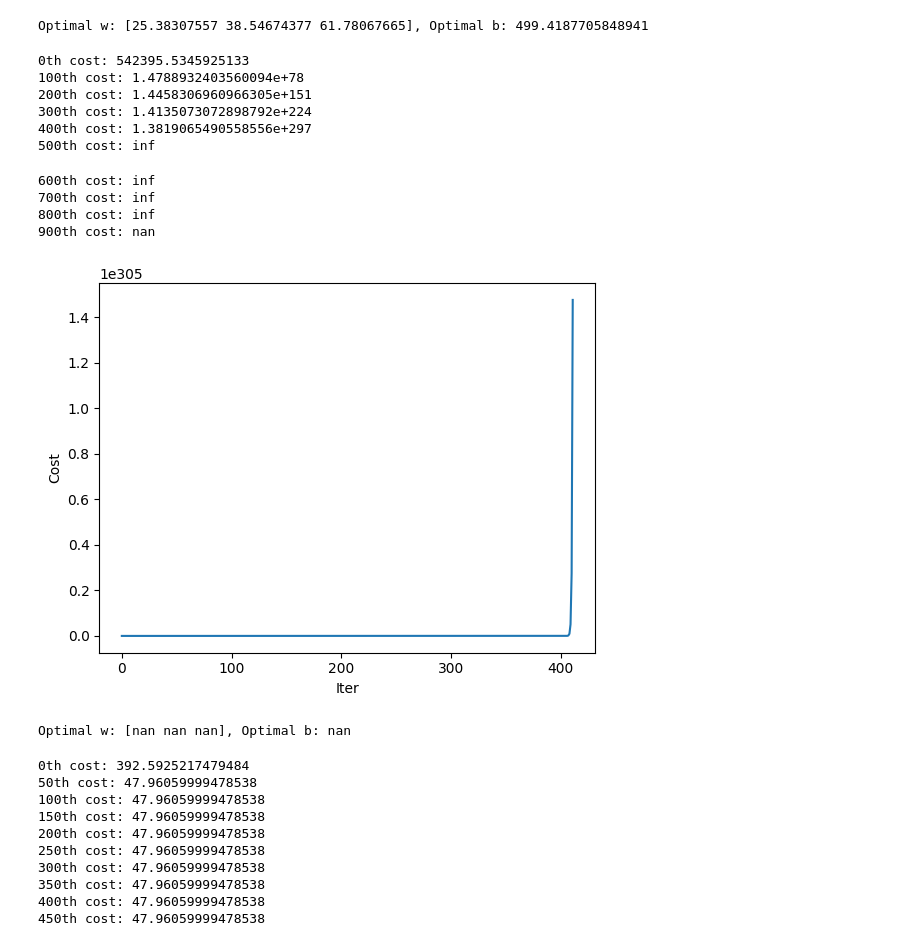
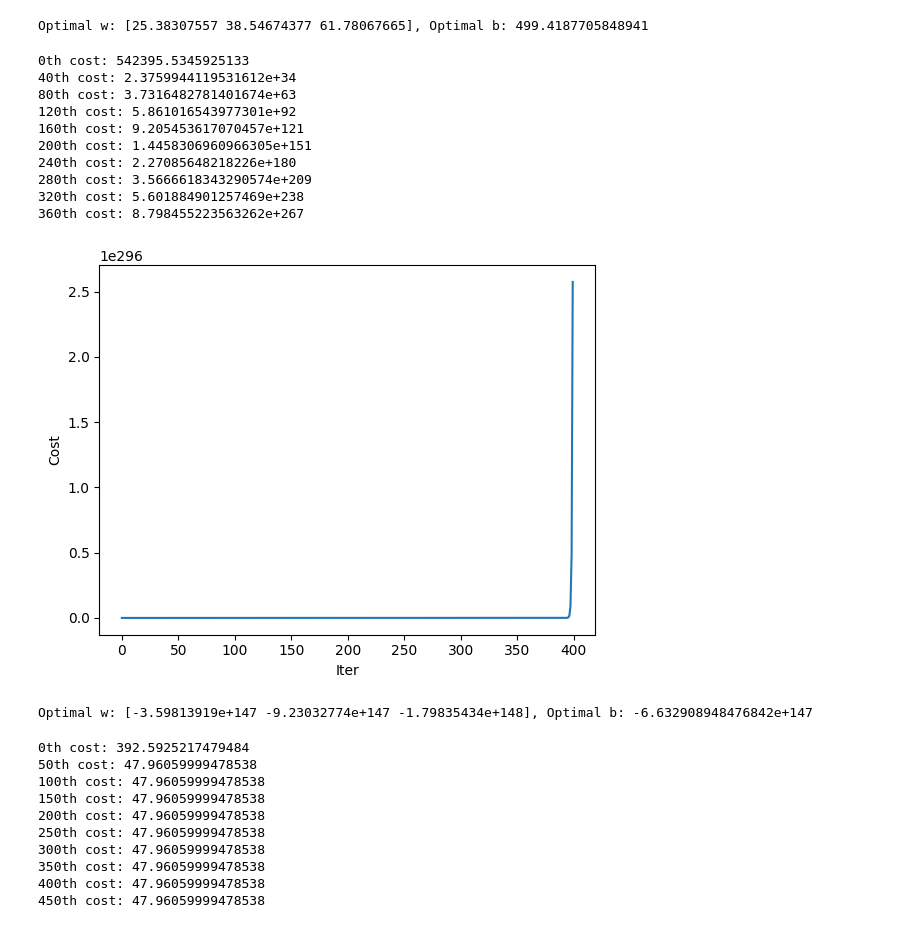
Before and after one commit to lam-thai-nguyen/Linear-Regression-E-Commerce, a Jupyter notebook: main.ipynb, the cells around one changed output. Drawn from its saved outputs; the diff is of its cells as text; code cells hidden in the pictures.

```diff
--- a/main.ipynb
+++ b/main.ipynb
@@ -148,22 +148,22 @@ Optimal w: [25.38307557 38.54674377 61.78067665], Optimal b: 499.4187705848941
 # %%
 # Run gradient descent and plot cost per iter
 w_optimal, b_optimal = gradient_descent(
-    X_train, y_train, w, b, num_iters=1000, learning_rate=3, plot_cost_per_iter=True
+    X_train, y_train, w, b, num_iters=400, learning_rate=3, plot_cost_per_iter=True
 )
 print(f"Optimal w: {w_optimal}, Optimal b: {b_optimal}")
 # %% [output]
 0th cost: 542395.5345925133
-100th cost: 1.4788932403560094e+78
+40th cost: 2.3759944119531612e+34
+80th cost: 3.7316482781401674e+63
+120th cost: 5.861016543977301e+92
+160th cost: 9.205453617070457e+121
 200th cost: 1.4458306960966305e+151
-300th cost: 1.4135073072898792e+224
-400th cost: 1.3819065490558556e+297
-500th cost: inf
+240th cost: 2.27085648218226e+180
+280th cost: 3.5666618343290574e+209
+320th cost: 5.601884901257469e+238
+360th cost: 8.798455223563262e+267
+[figure, new version]
-600th cost: inf
-700th cost: inf
-800th cost: inf
-900th cost: nan
+Optimal w: [-3.59813919e+147 -9.23032774e+147 -1.79835434e+148], Optimal b: -6.632908948476842e+147
-[figure, old version]
-Optimal w: [nan nan nan], Optimal b: nan
 # %%
 # Run gradient descent and plot cost per iter
 w_optimal, b_optimal = gradient_descent(
```
